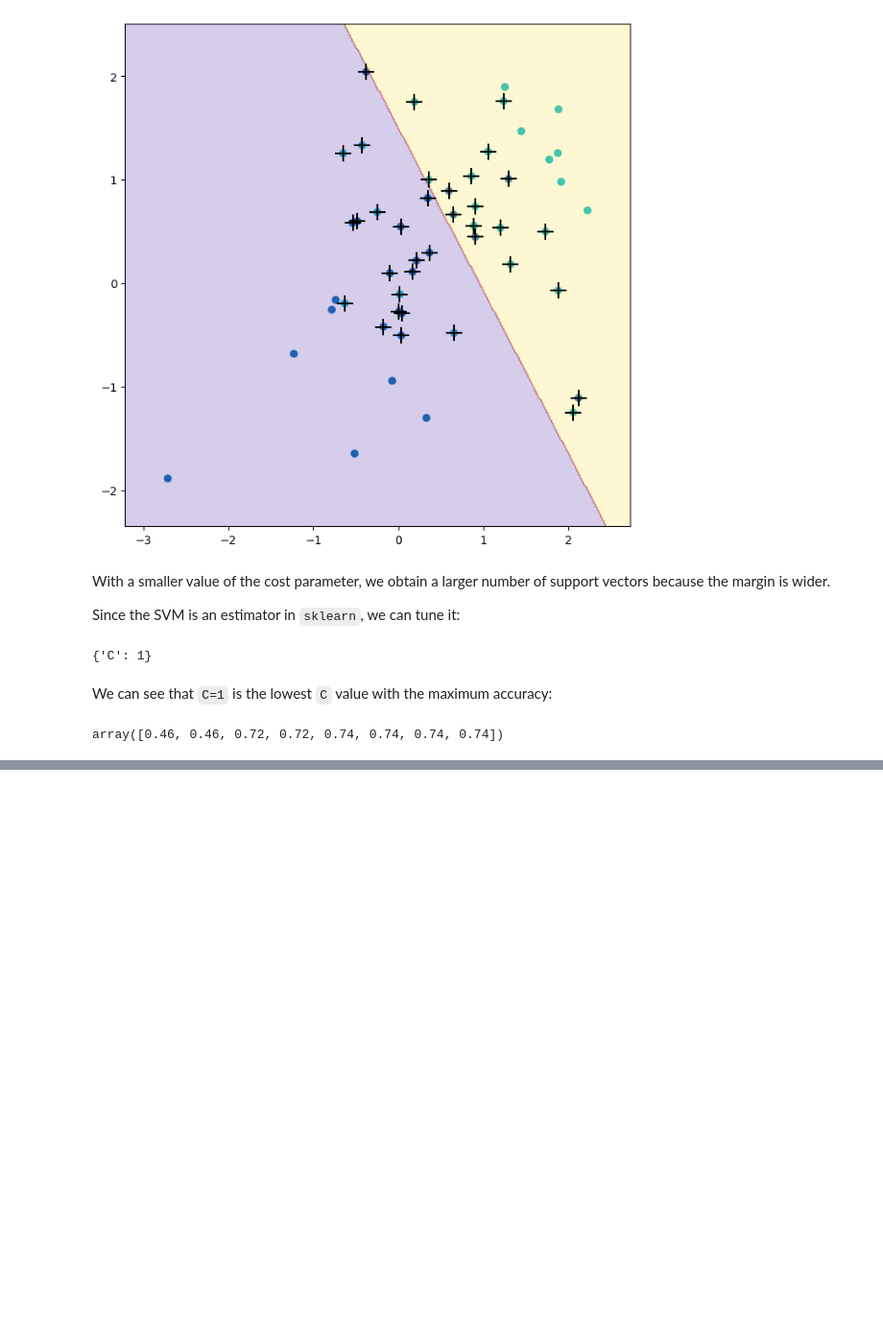
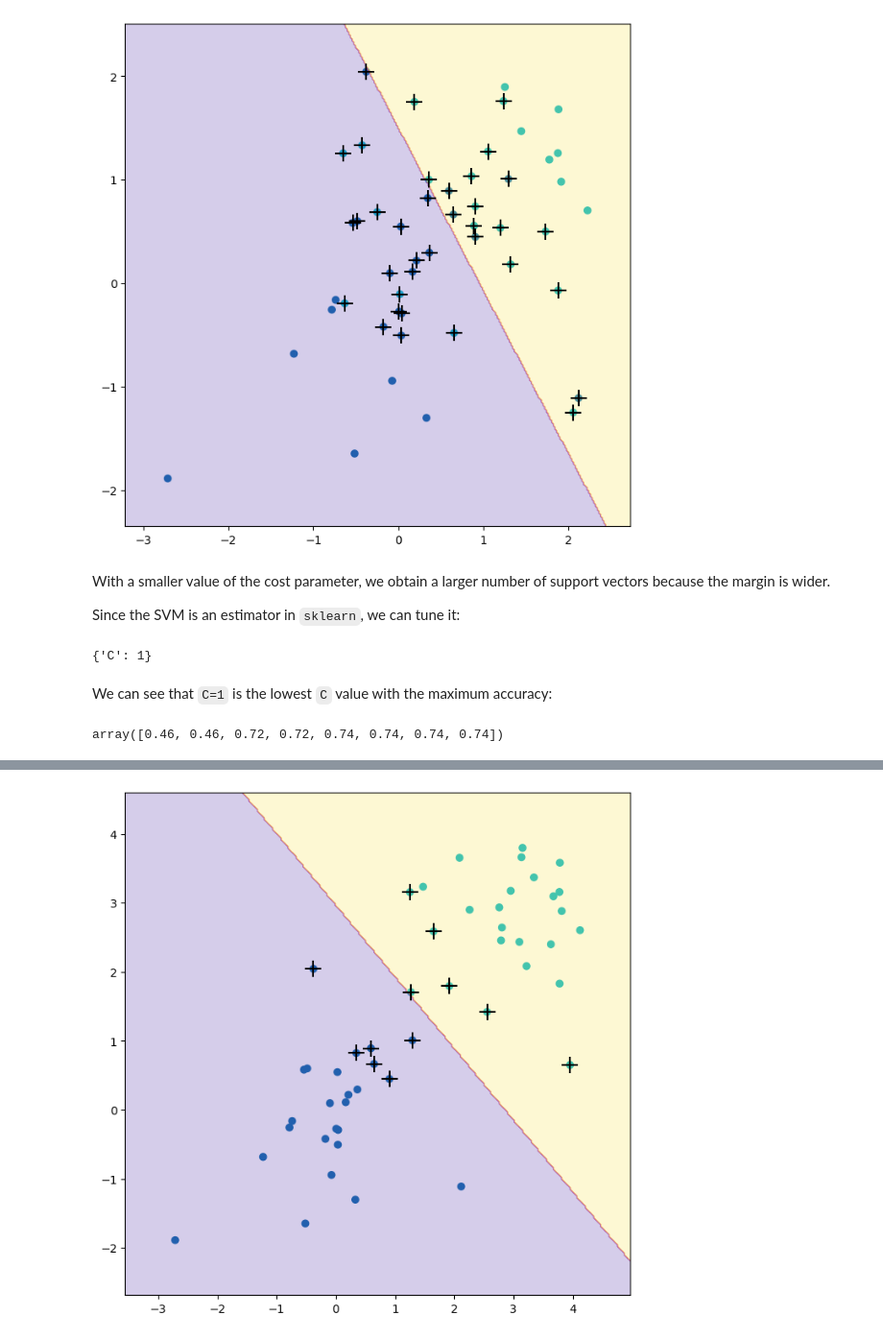
Before and after one commit to richhuwtaylor/introduction-to-statistical-learning, a Jupyter notebook: Chapter_9_Support_Vector_Machines/Chapter_9_Support_Vector_Machines_Lab.ipynb, the cells around one changed output, grey strips where cells are left out. Shown at 96% size. Cells and saved outputs as stored; diff of their text form; code cells hidden in the pictures; blank space fills up the shorter version.

```diff
--- a/Chapter_9_Support_Vector_Machines/Chapter_9_Support_Vector_Machines_Lab.ipynb
+++ b/Chapter_9_Support_Vector_Machines/Chapter_9_Support_Vector_Machines_Lab.ipynb
@@ -90,0 +169,10 @@ array([0.46, 0.46, 0.72, 0.72, 0.74, 0.74, 0.74, 0.74])
+# %%
+fig, ax = subplots(figsize=(8, 8))
+plot_svm(
+    X,
+    y,
+    svm_,
+    ax=ax
+)
+# %% [output]
+[figure, added]
```
Also changed, not shown: parts of 45 cells of this notebook.
